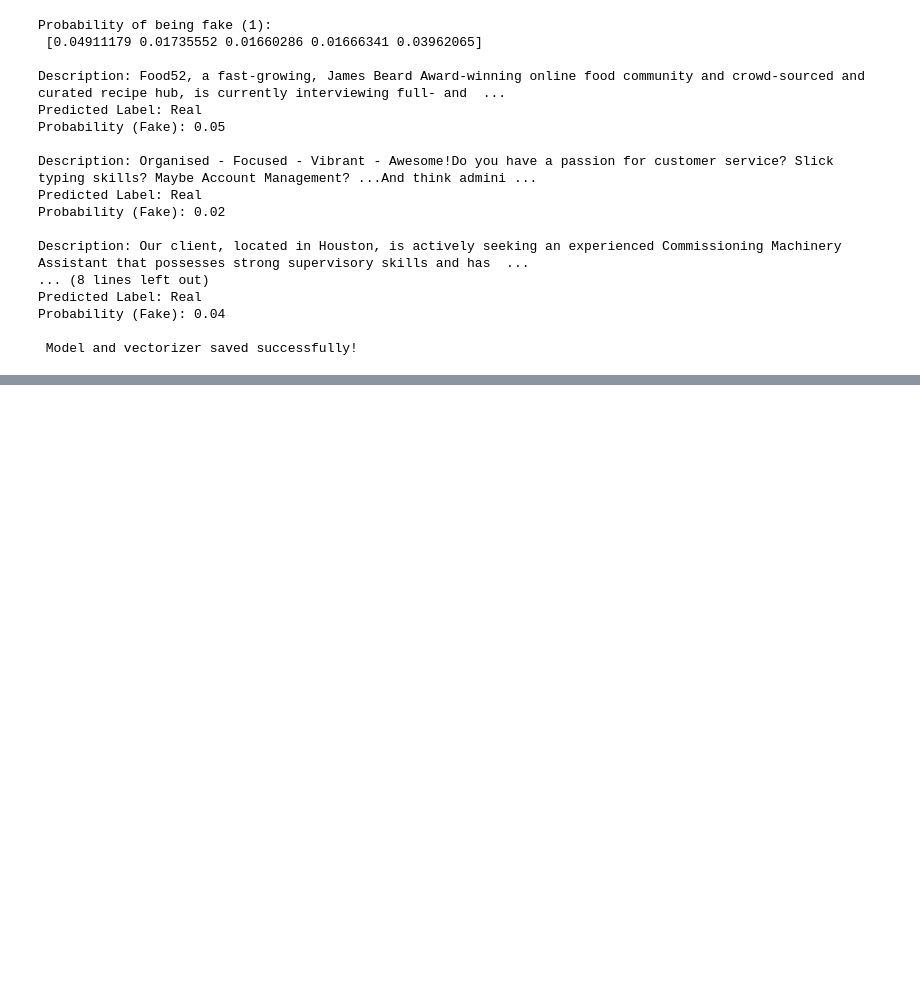
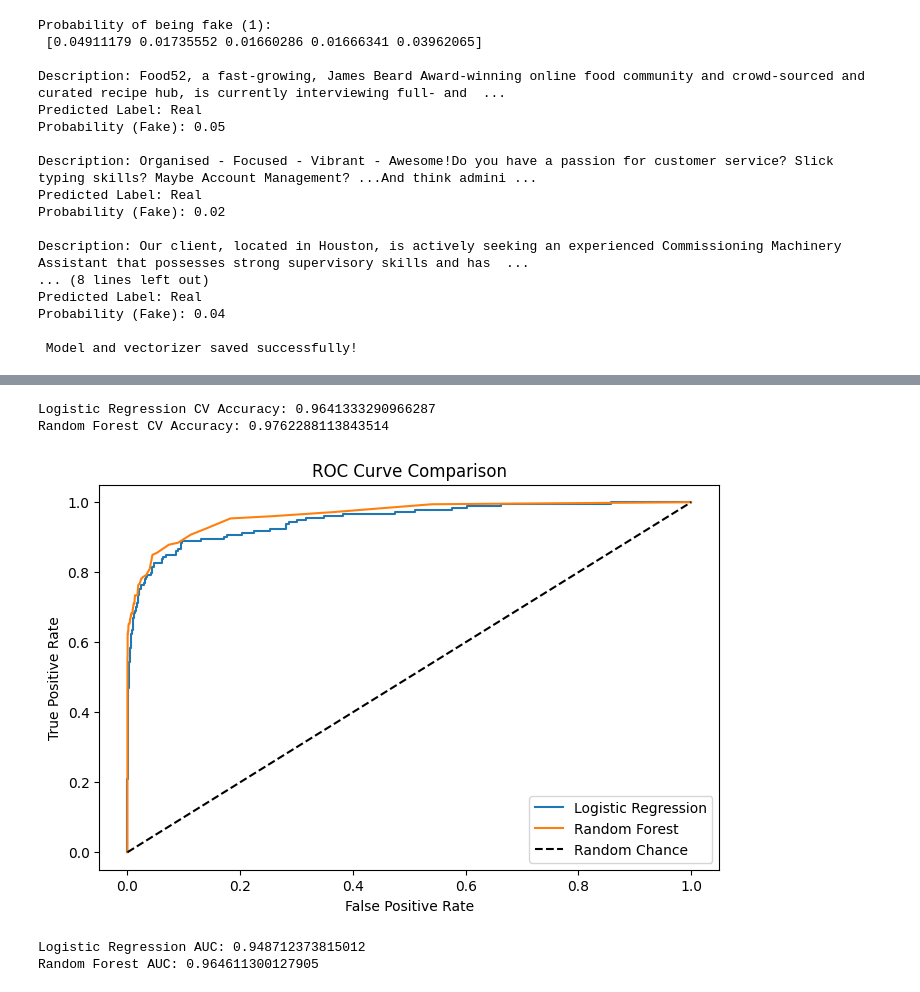
Before and after one commit to Babanjadhav1255/Infosys_Springboard_Internship_6.0, a Jupyter notebook: fake-job-posting-detection.ipynb, the cells around one changed output, grey strips where cells are left out. Cells and saved outputs as stored; diff of their text form; code cells hidden in the pictures; blank space fills up the shorter version.

```diff
--- a/fake-job-posting-detection.ipynb
+++ b/fake-job-posting-detection.ipynb
@@ -606,0 +685,76 @@ Probability (Fake): 0.04
+# %%
+# Day 7: Model Evaluation & Hyperparameter Tuning
+
+import pandas as pd
+from sklearn.model_selection import train_test_split, cross_val_score, GridSearchCV
+from sklearn.feature_extraction.text import TfidfVectorizer
+from sklearn.linear_model import LogisticRegression
+from sklearn.tree import DecisionTreeClassifier
+from sklearn.ensemble import RandomForestClassifier
+from sklearn.metrics import roc_auc_score, roc_curve, classification_report
+import matplotlib.pyplot as plt
+
+# Load cleaned data
+df = pd.read_csv('fake_job_postings.csv')
+df = df.dropna(subset=['description'])
+
+# TF-IDF vectorization
+vectorizer = TfidfVectorizer(max_features=3000)
+X = vectorizer.fit_transform(df['description'])
+y = df['fraudulent']
+
+# Split data
+X_train, X_test, y_train, y_test = train_test_split(X, y, test_size=0.2, random_state=42, stratify=y)
+
+# Initialize models
+log_reg = LogisticRegression(max_iter=200)
+rf = RandomForestClassifier(random_state=42)
+
+# 1 Cross-validation (5-fold)
+log_cv = cross_val_score(log_reg, X_train, y_train, cv=5, scoring='accuracy')
+rf_cv = cross_val_score(rf, X_train, y_train, cv=5, scoring='accuracy')
+
+print("Logistic Regression CV Accuracy:", log_cv.mean())
+print("Random Forest CV Accuracy:", rf_cv.mean())
+
+# 2 Fit models
+log_reg.fit(X_train, y_train)
+rf.fit(X_train, y_train)
+
+# 3 ROC-AUC Comparison
+y_prob_log = log_reg.predict_proba(X_test)[:, 1]
+y_prob_rf = rf.predict_proba(X_test)[:, 1]
+
+fpr1, tpr1, _ = roc_curve(y_test, y_prob_log)
+fpr2, tpr2, _ = roc_curve(y_test, y_prob_rf)
+
+plt.figure(figsize=(8,5))
+plt.plot(fpr1, tpr1, label="Logistic Regression")
+plt.plot(fpr2, tpr2, label="Random Forest")
+plt.plot([0,1], [0,1], 'k--', label='Random Chance')
+plt.xlabel('False Positive Rate')
+plt.ylabel('True Positive Rate')
+plt.title('ROC Curve Comparison')
+plt.legend()
+plt.show()
+
+print("Logistic Regression AUC:", roc_auc_score(y_test, y_prob_log))
+print("Random Forest AUC:", roc_auc_score(y_test, y_prob_rf))
+
+# 4 Hyperparameter tuning (GridSearchCV on Random Forest)
+param_grid = {
+    'n_estimators': [100, 200],
+    'max_depth': [10, 20, 30],
+    'min_samples_split': [2, 5],
+}
+grid = GridSearchCV(rf, param_grid, cv=3, scoring='accuracy', n_jobs=-1)
+grid.fit(X_train, y_train)
+
+print("Best Parameters:", grid.best_params_)
+print("Best Cross-Validation Accuracy:", grid.best_score_)
+# %% [output]
+Logistic Regression CV Accuracy: 0.9641333290966287
+Random Forest CV Accuracy: 0.9762288113843514
+[figure, added]
+Logistic Regression AUC: 0.948712373815012
+Random Forest AUC: 0.964611300127905
```
Also changed, not shown: parts of 9 cells of this notebook, 13 other files.
